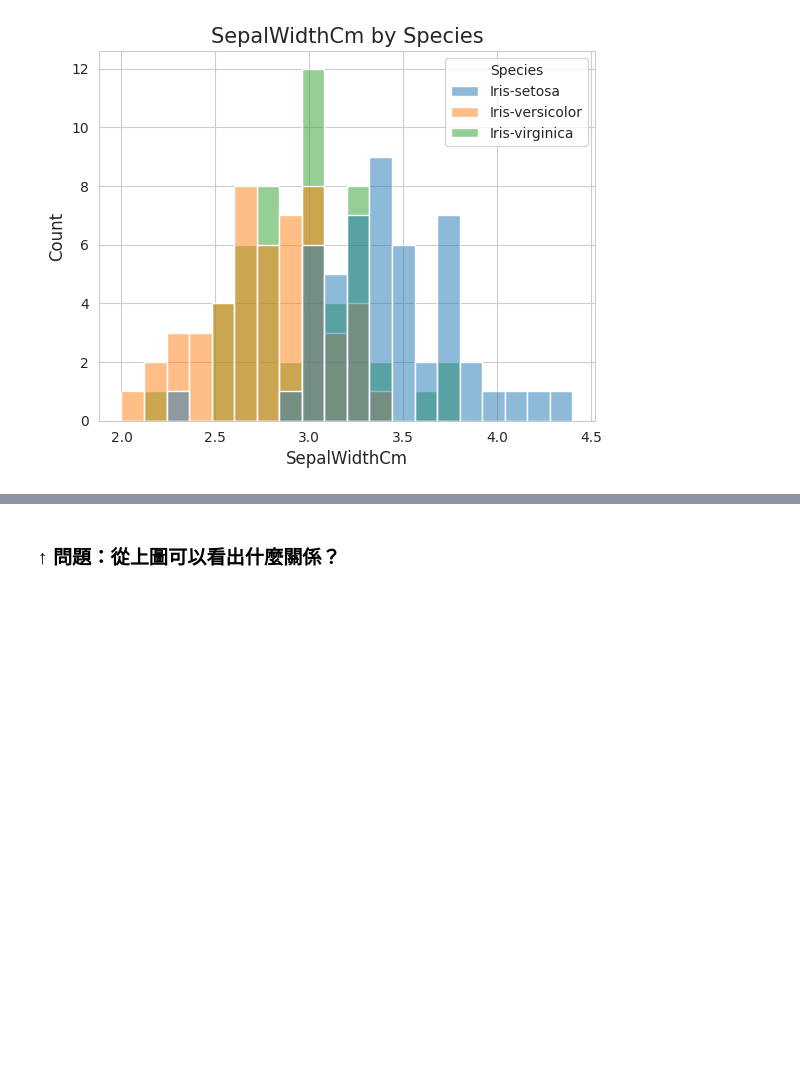
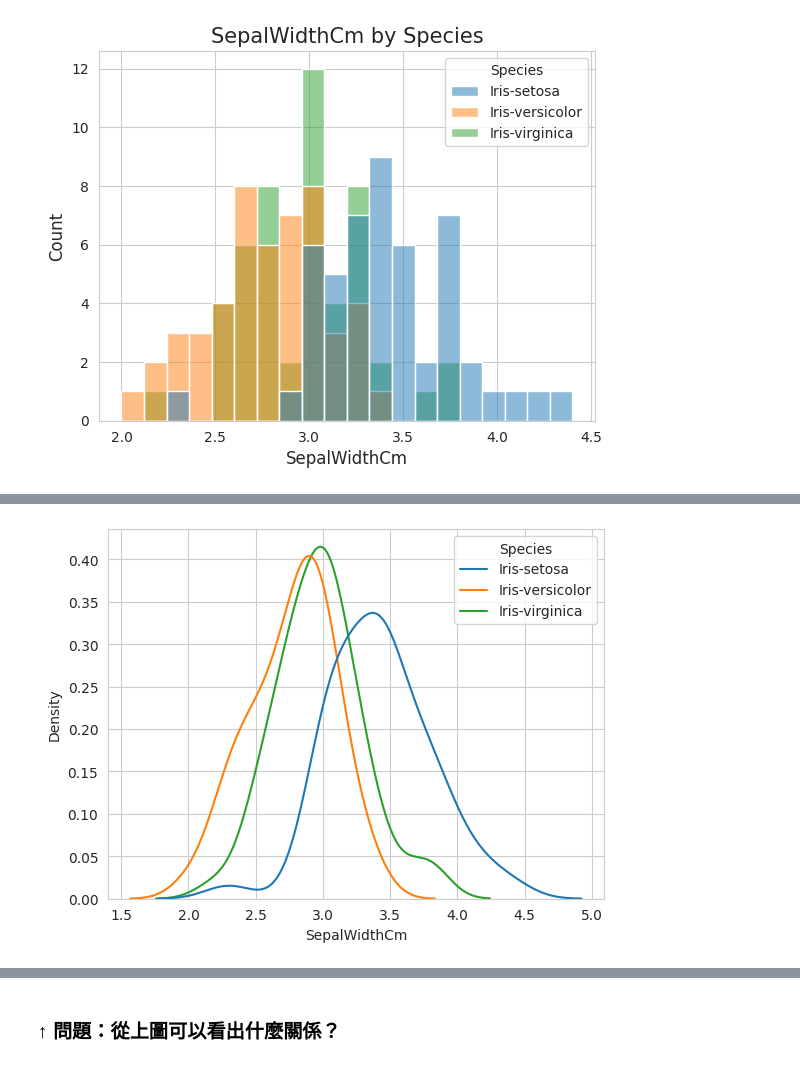
Before and after one commit to Yiting916/data_analysis, a Jupyter notebook: 05-01.LAB_Iris.ipynb, the cells around one changed output, grey strips where cells are left out. Cells and saved outputs as stored; diff of their text form; code cells hidden in the pictures; blank space fills up the shorter version.

```diff
--- a/05-01.LAB_Iris.ipynb
+++ b/05-01.LAB_Iris.ipynb
@@ -78,2 +80,6 @@ plt.show()
 # %%
 # 畫出 SepalWidthCm 的KDE圖，並分成三類
+sns.kdeplot(data=iris, x="SepalWidthCm", hue="Species")
+plt.show()
+# %% [output]
+[figure, added]
```
Also changed, not shown: parts of 11 cells of this notebook.
